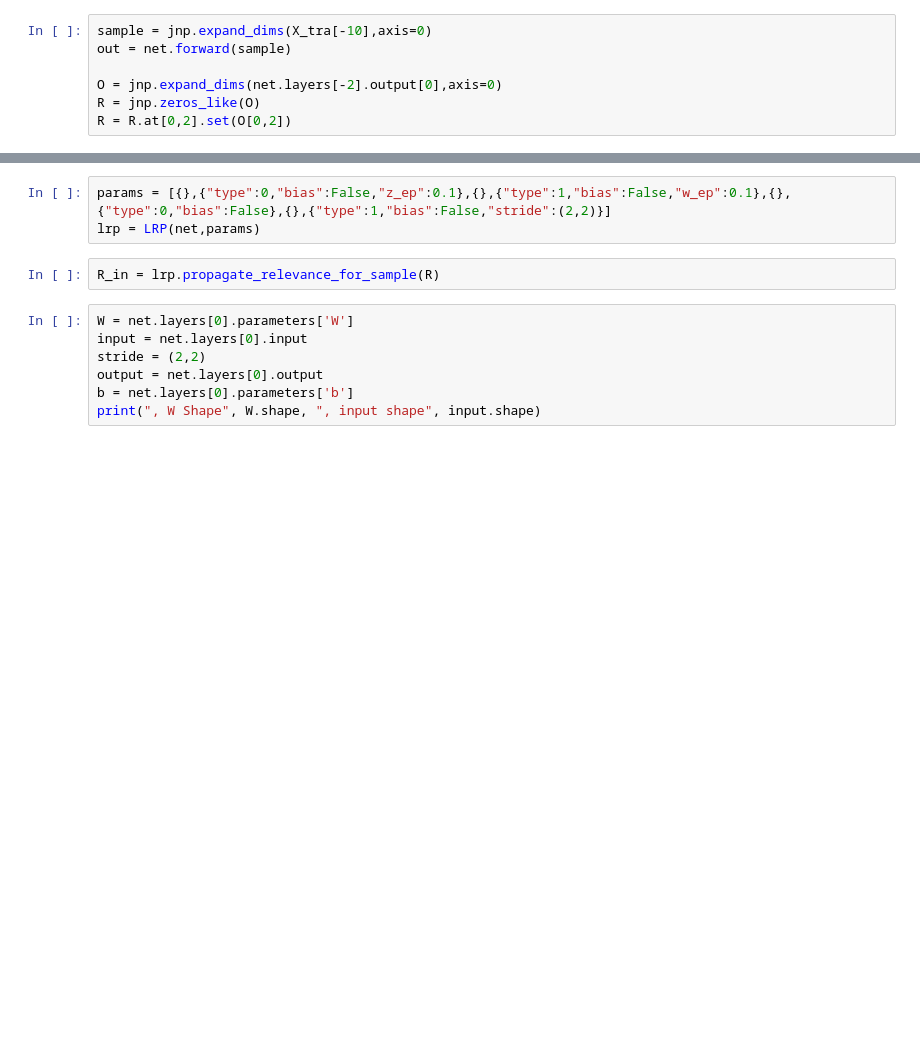
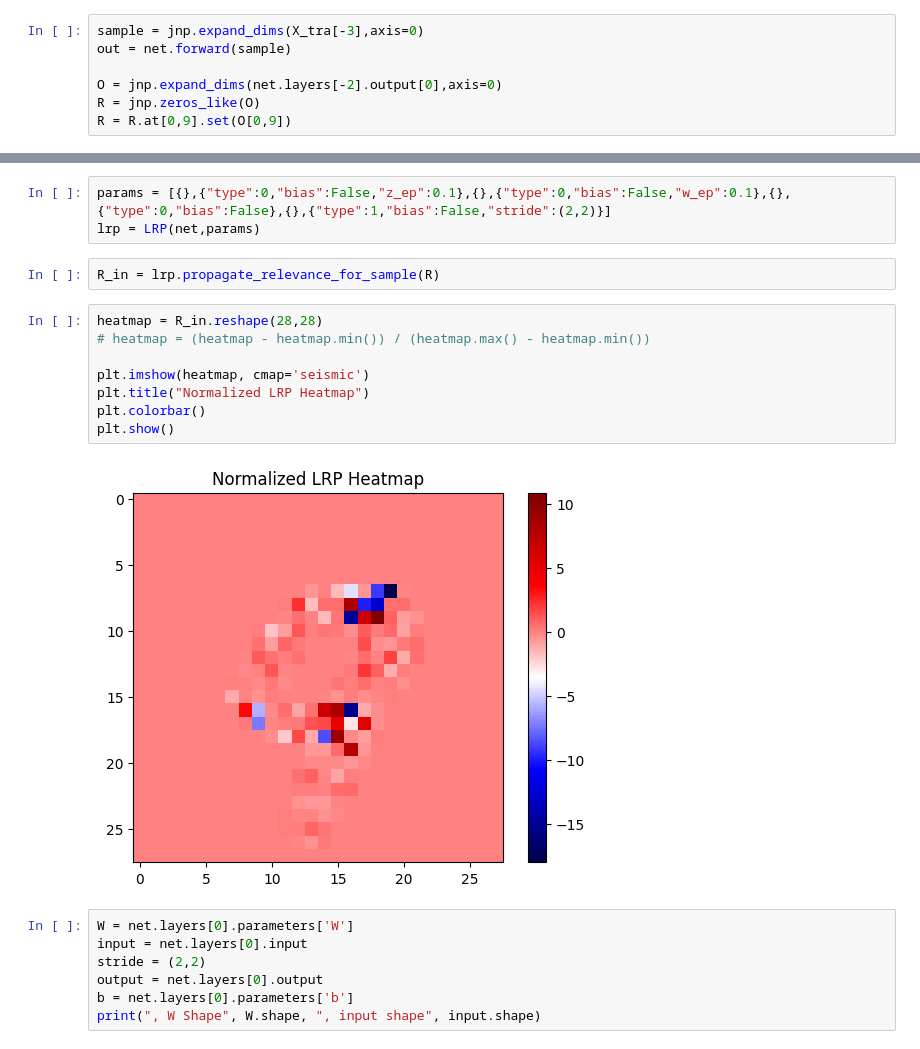
Before and after one commit to SanjithKumar2/MiniTorch, a Jupyter notebook: LeCunn.ipynb, the cells around one changed output, grey strips where cells are left out. Cells and saved outputs as stored; diff of their text form; blank space fills up the shorter version.

```diff
--- a/LeCunn.ipynb
+++ b/LeCunn.ipynb
@@ -376,9 +380,9 @@ X_tra.shape
 # %% [output]
 (40000, 1, 28, 28)
 # %%
-sample = jnp.expand_dims(X_tra[-10],axis=0)
+sample = jnp.expand_dims(X_tra[-3],axis=0)
 out = net.forward(sample)
 
 O = jnp.expand_dims(net.layers[-2].output[0],axis=0)
 R = jnp.zeros_like(O)
-R = R.at[0,2].set(O[0,2])
+R = R.at[0,9].set(O[0,9])
@@ -406,10 +425,20 @@ class LRP:
             self.Rs.append(R)
         return R
 # %%
-params = [{},{"type":0,"bias":False,"z_ep":0.1},{},{"type":1,"bias":False,"w_ep":0.1},{},{"type":0,"bias":False},{},{"type":1,"bias":False,"stride":(2,2)}]
+params = [{},{"type":0,"bias":False,"z_ep":0.1},{},{"type":0,"bias":False,"w_ep":0.1},{},{"type":0,"bias":False},{},{"type":1,"bias":False,"stride":(2,2)}]
 lrp = LRP(net,params)
 # %%
 R_in = lrp.propagate_relevance_for_sample(R)
+# %%
+heatmap = R_in.reshape(28,28)
+# heatmap = (heatmap - heatmap.min()) / (heatmap.max() - heatmap.min())
+
+plt.imshow(heatmap, cmap='seismic')
+plt.title("Normalized LRP Heatmap")
+plt.colorbar()
+plt.show()
+# %% [output]
+[figure, added]
 # %%
 W = net.layers[0].parameters['W']
 input = net.layers[0].input
```
Also changed, not shown: parts of 16 cells of this notebook, 3 other files.
